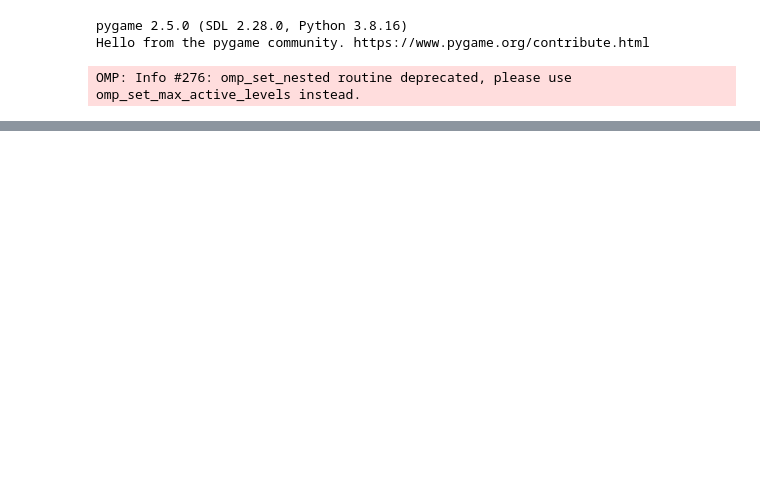
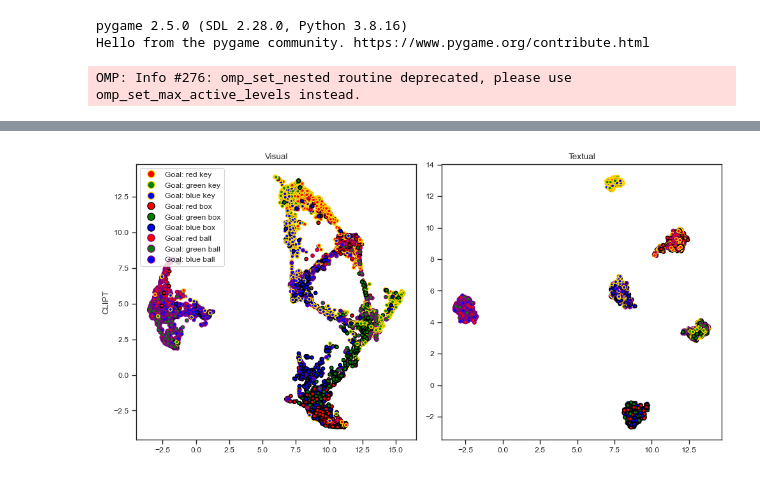
Before and after one commit to thesofakillers/nlgoals, a Jupyter notebook: notebooks/cclipt-emb-clusters.ipynb, the cells around one changed output, grey strips where cells are left out. Drawn from its saved outputs; the diff is of its cells as text; code cells hidden in the pictures; blank space fills up the shorter version.

```diff
--- a/notebooks/cclipt-emb-clusters.ipynb
+++ b/notebooks/cclipt-emb-clusters.ipynb
@@ -59,14 +64,16 @@ clipt_textual_trajs, clipt_visual_trajs, clipt_task_ids, _, clipt_goals = clipt_
 # %%
 clipt_goal_colors = np.array([goal.color for goal in clipt_goals])
-cclipt_goal_colors = np.array([goal.color for goal in cclipt_goals])
+clipt_goal_types = np.array([goal.type for goal in clipt_goals])
 
-clipt_goal_types = np.array([goal.type for goal in clipt_goals])
-cclipt_goal_types = np.array([goal.type for goal in cclipt_goals])
+if not JUST_CLIPT:
+    cclipt_goal_colors = np.array([goal.color for goal in cclipt_goals])
+    cclipt_goal_types = np.array([goal.type for goal in cclipt_goals])
 # %%
 type_to_color = {"key": "gold", "box": "black", "ball": "purple"}
 # %%
 clipt_goal_types_colors = np.vectorize(type_to_color.get)(clipt_goal_types)
-cclipt_goal_types_colors = np.vectorize(type_to_color.get)(cclipt_goal_types)
+if not JUST_CLIPT:
+    cclipt_goal_types_colors = np.vectorize(type_to_color.get)(cclipt_goal_types)
 # %%
 # takes a while :) (~3 mins)
 clipt_textual_embs, clipt_visual_embs = get_umap_embs(
@@ -222,0 +334,21 @@ plt.show()
+# %%
+if not JUST_CLIPT:
+    plot_both_goals(
+        clipt_visual_embs,
+        clipt_textual_embs,
+        cclipt_visual_embs,
+        cclipt_textual_embs,
+        clipt_goal_colors,
+        clipt_goal_types_colors,
+        cclipt_goal_colors,
+        cclipt_goal_types_colors,
+    )
+else:
+    plot_one_goals(
+        clipt_visual_embs,
+        clipt_textual_embs,
+        clipt_goal_colors,
+        clipt_goal_types_colors,
+    )
+# %% [output]
+[figure, added]
```
Also changed, not shown: parts of 10 cells of this notebook.
